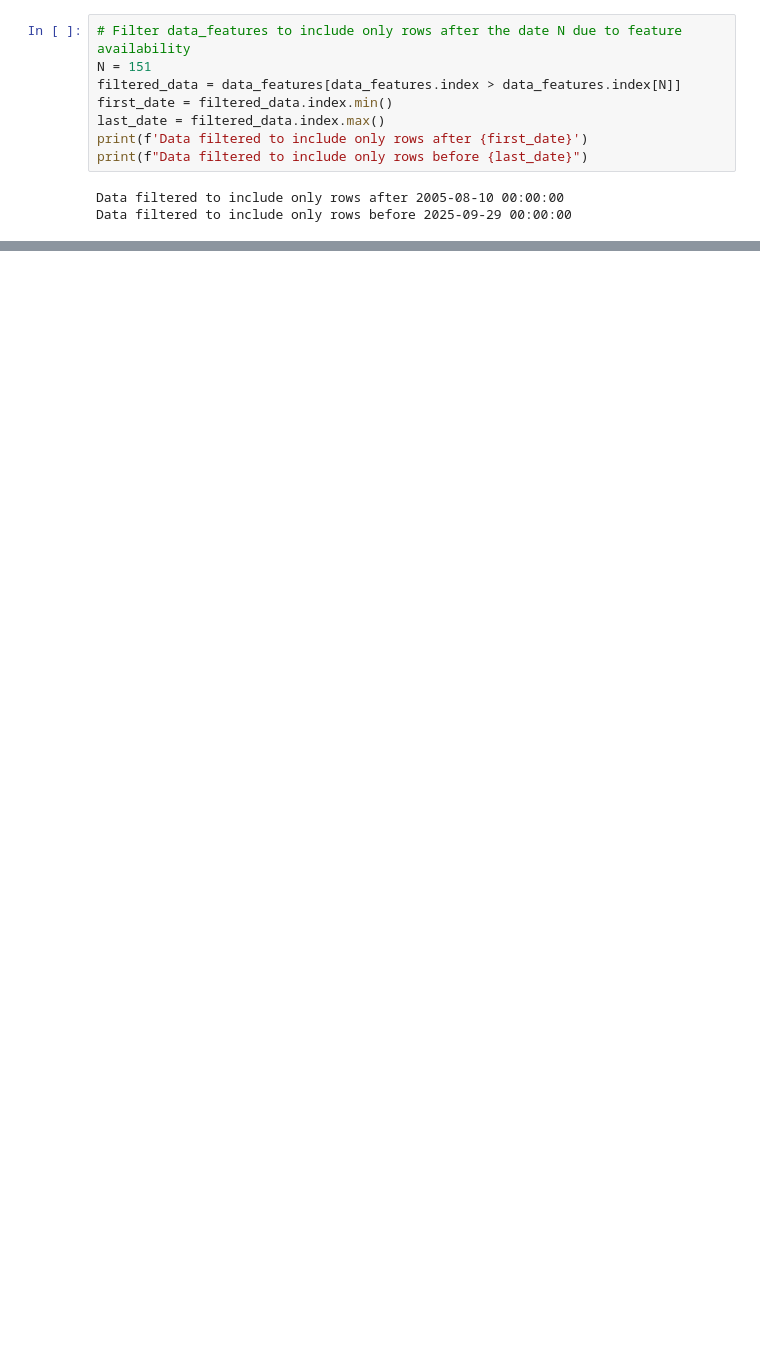
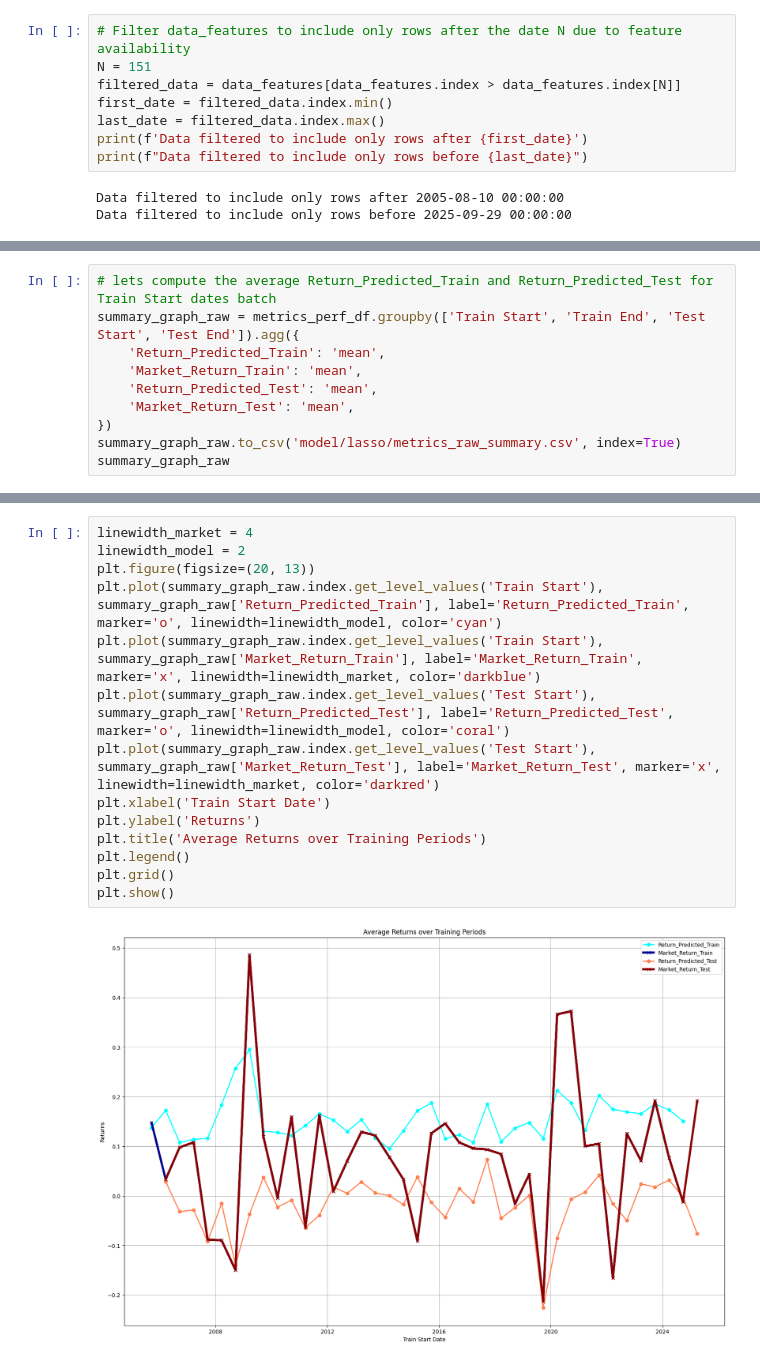
Before and after one commit to slang5/Sharp_Predict_V1, a Jupyter notebook: 2_lasso_model.ipynb, the cells around one changed output, grey strips where cells are left out. Drawn from its saved outputs; the diff is of its cells as text; blank space fills up the shorter version.

```diff
--- a/2_lasso_model.ipynb
+++ b/2_lasso_model.ipynb
@@ -269,0 +182,10 @@ Ticker_per_Period = {}
+# %%
+# lets compute the average Return_Predicted_Train and Return_Predicted_Test for Train Start dates batch
+summary_graph_raw = metrics_perf_df.groupby(['Train Start', 'Train End', 'Test Start', 'Test End']).agg({
+    'Return_Predicted_Train': 'mean',
+    'Market_Return_Train': 'mean',
+    'Return_Predicted_Test': 'mean',
+    'Market_Return_Test': 'mean',
+})
+summary_graph_raw.to_csv('model/lasso/metrics_raw_summary.csv', index=True)
+summary_graph_raw
@@ -269,0 +211,16 @@ Ticker_per_Period = {}
+# %%
+linewidth_market = 4
+linewidth_model = 2
+plt.figure(figsize=(20, 13))
+plt.plot(summary_graph_raw.index.get_level_values('Train Start'), summary_graph_raw['Return_Predicted_Train'], label='Return_Predicted_Train', marker='o', linewidth=linewidth_model, color='cyan')
+plt.plot(summary_graph_raw.index.get_level_values('Train Start'), summary_graph_raw['Market_Return_Train'], label='Market_Return_Train', marker='x', linewidth=linewidth_market, color='darkblue')
+plt.plot(summary_graph_raw.index.get_level_values('Test Start'), summary_graph_raw['Return_Predicted_Test'], label='Return_Predicted_Test', marker='o', linewidth=linewidth_model, color='coral')
+plt.plot(summary_graph_raw.index.get_level_values('Test Start'), summary_graph_raw['Market_Return_Test'], label='Market_Return_Test', marker='x', linewidth=linewidth_market, color='darkred')
+plt.xlabel('Train Start Date')
+plt.ylabel('Returns')
+plt.title('Average Returns over Training Periods')
+plt.legend()
+plt.grid()
+plt.show()
+# %% [output]
+[figure, added]
```
Also changed, not shown: parts of 20 cells of this notebook, 6 other files.
